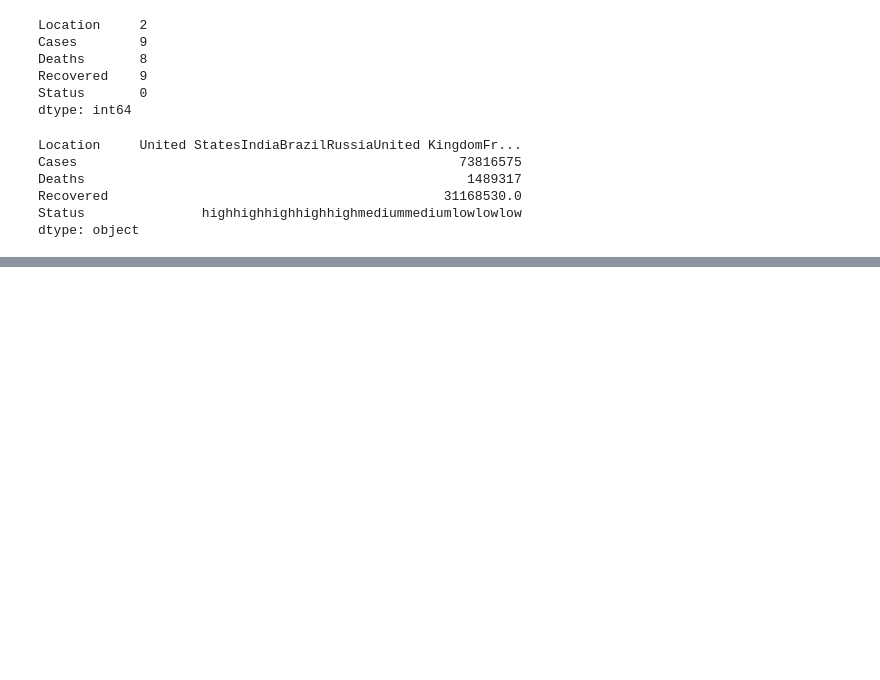
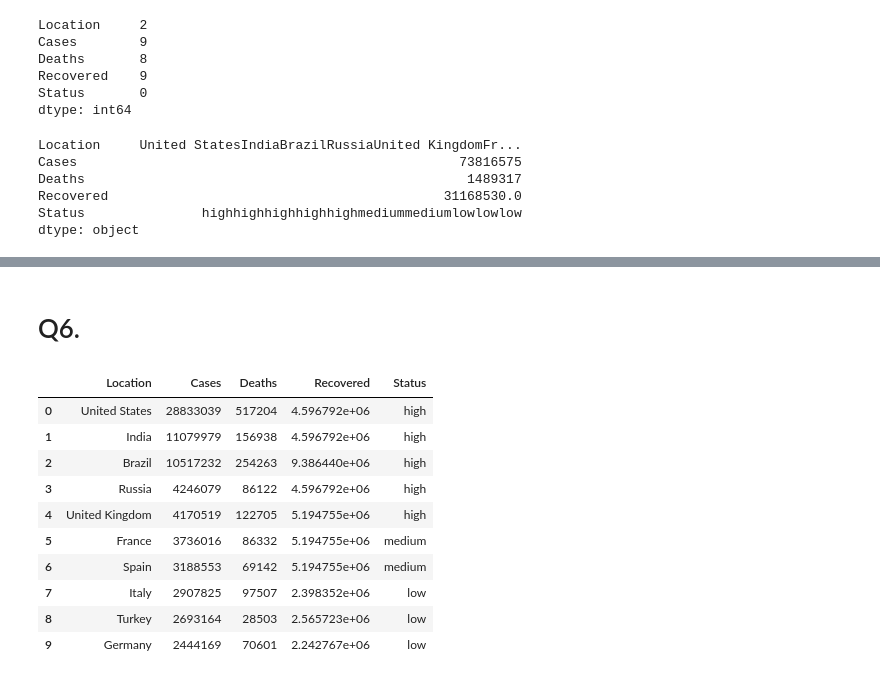
Before and after one commit to Sulphite05/MachineLearning, a Jupyter notebook: lab2.ipynb, the cells around one changed output, grey strips where cells are left out. Saved outputs shown, nothing was run; the diff lists cells and outputs as text; code cells hidden in the pictures; blank space fills up the shorter version.

```diff
--- a/lab2.ipynb
+++ b/lab2.ipynb
@@ -484,0 +585,19 @@ dtype: object
+# %% [markdown]
+# Q6.
+# %%
+df.loc[:4, 'Recovered'] = df.loc[:4, 'Recovered'].fillna(df['Recovered'].mean())
+df.loc[4:, 'Recovered'] = df.loc[4:, 'Recovered'].fillna(df['Recovered'].median())
+# %%
+df
+# %% [output]
+|  | Location | Cases | Deaths | Recovered | Status |
+| 0 | United States | 28833039 | 517204 | 4.596792e+06 | high |
+| 1 | India | 11079979 | 156938 | 4.596792e+06 | high |
+| 2 | Brazil | 10517232 | 254263 | 9.386440e+06 | high |
+| 3 | Russia | 4246079 | 86122 | 4.596792e+06 | high |
+| 4 | United Kingdom | 4170519 | 122705 | 5.194755e+06 | high |
+| 5 | France | 3736016 | 86332 | 5.194755e+06 | medium |
+| 6 | Spain | 3188553 | 69142 | 5.194755e+06 | medium |
+| 7 | Italy | 2907825 | 97507 | 2.398352e+06 | low |
+| 8 | Turkey | 2693164 | 28503 | 2.565723e+06 | low |
+| 9 | Germany | 2444169 | 70601 | 2.242767e+06 | low |
```
Also changed, not shown: parts of 10 cells of this notebook.
